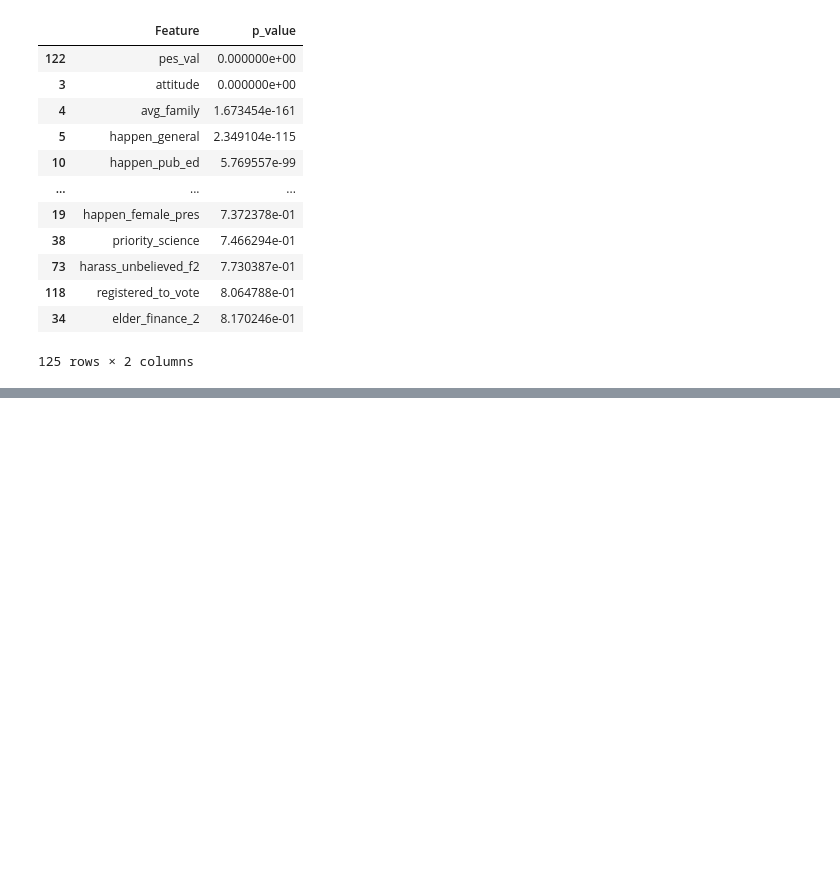
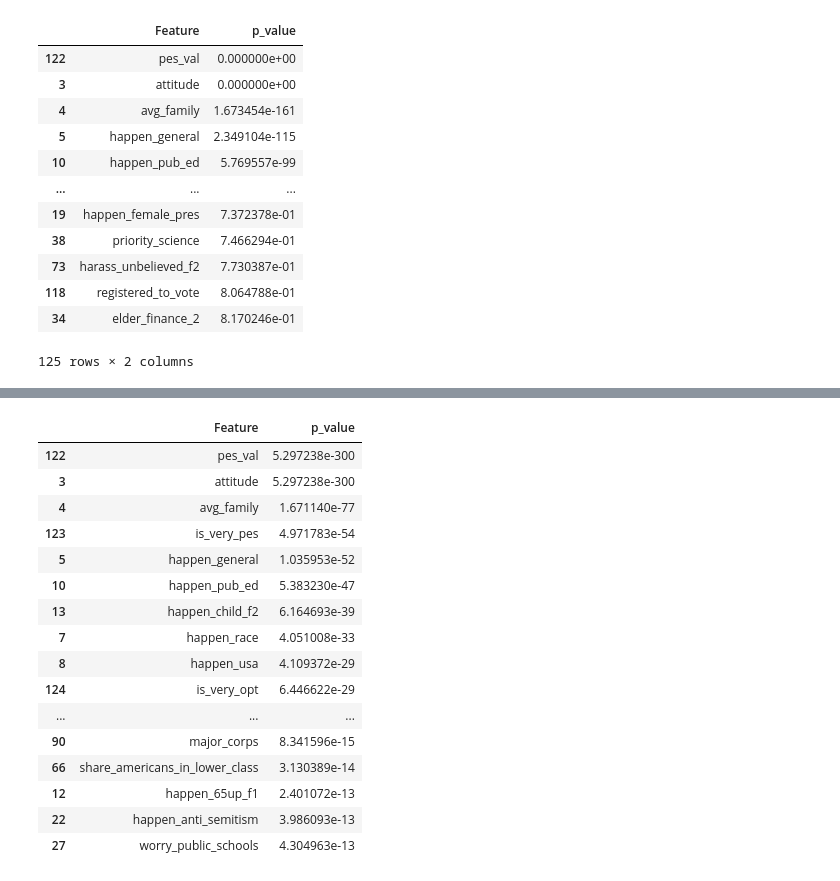
Before and after one commit to american-perspectives-capstone/american-attitudes, a Jupyter notebook: rough_notebooks/malachi_hale_individual_notebook.ipynb, the cells around one changed output, grey strips where cells are left out. Cells and saved outputs as stored; diff of their text form; code cells hidden in the pictures; blank space fills up the shorter version.

```diff
--- a/rough_notebooks/malachi_hale_individual_notebook.ipynb
+++ b/rough_notebooks/malachi_hale_individual_notebook.ipynb
@@ -752,0 +797,24 @@ df
+# %%
+females = df[df.sex == "Female"]
+# %%
+p_values_df_females = Attitudes_explore.get_ordered_p_values(females, 'is_pes')
+# %%
+p_values_df_females.head(30)
+# %% [output]
+|  | Feature | p_value |
+| 122 | pes_val | 5.297238e-300 |
+| 3 | attitude | 5.297238e-300 |
+| 4 | avg_family | 1.671140e-77 |
+| 123 | is_very_pes | 4.971783e-54 |
+| 5 | happen_general | 1.035953e-52 |
+| 10 | happen_pub_ed | 5.383230e-47 |
+| 13 | happen_child_f2 | 6.164693e-39 |
+| 7 | happen_race | 4.051008e-33 |
+| 8 | happen_usa | 4.109372e-29 |
+| 124 | is_very_opt | 6.446622e-29 |
+| ... | ... | ... |
+| 90 | major_corps | 8.341596e-15 |
+| 66 | share_americans_in_lower_class | 3.130389e-14 |
+| 12 | happen_65up_f1 | 2.401072e-13 |
+| 22 | happen_anti_semitism | 3.986093e-13 |
+| 27 | worry_public_schools | 4.304963e-13 |
```
Also changed, not shown: parts of 31 cells of this notebook.
